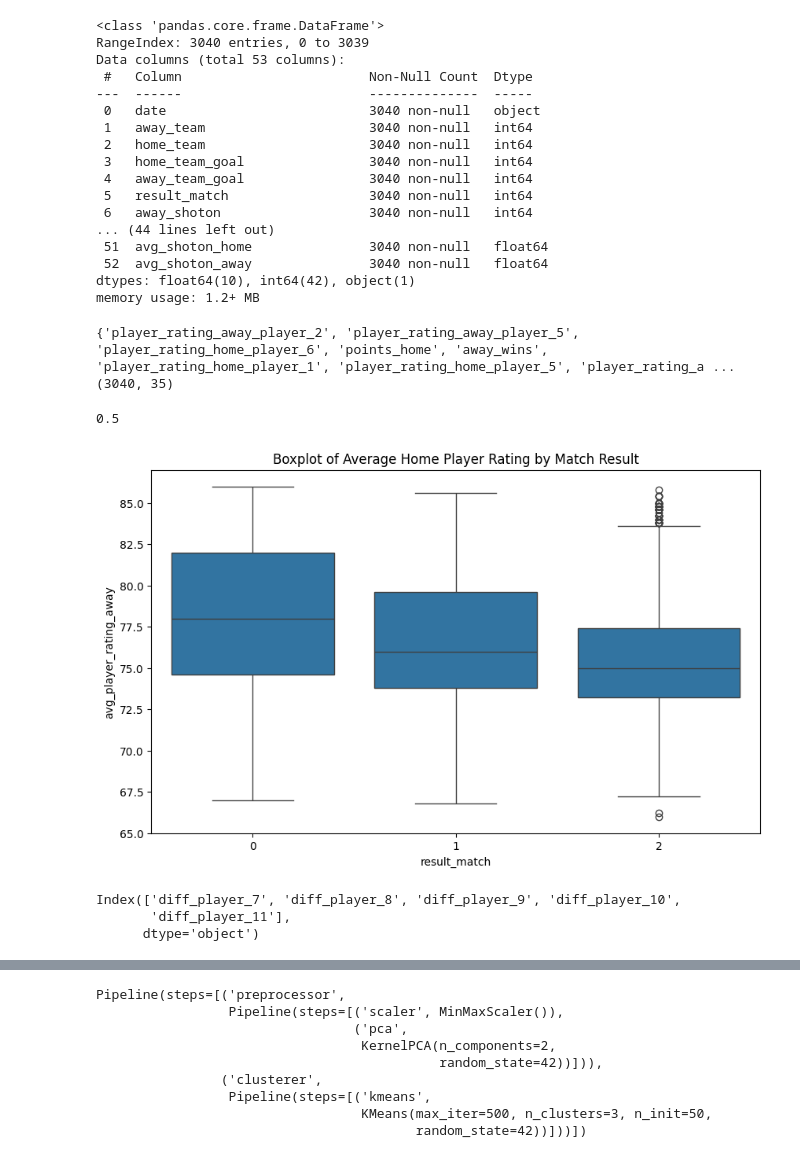
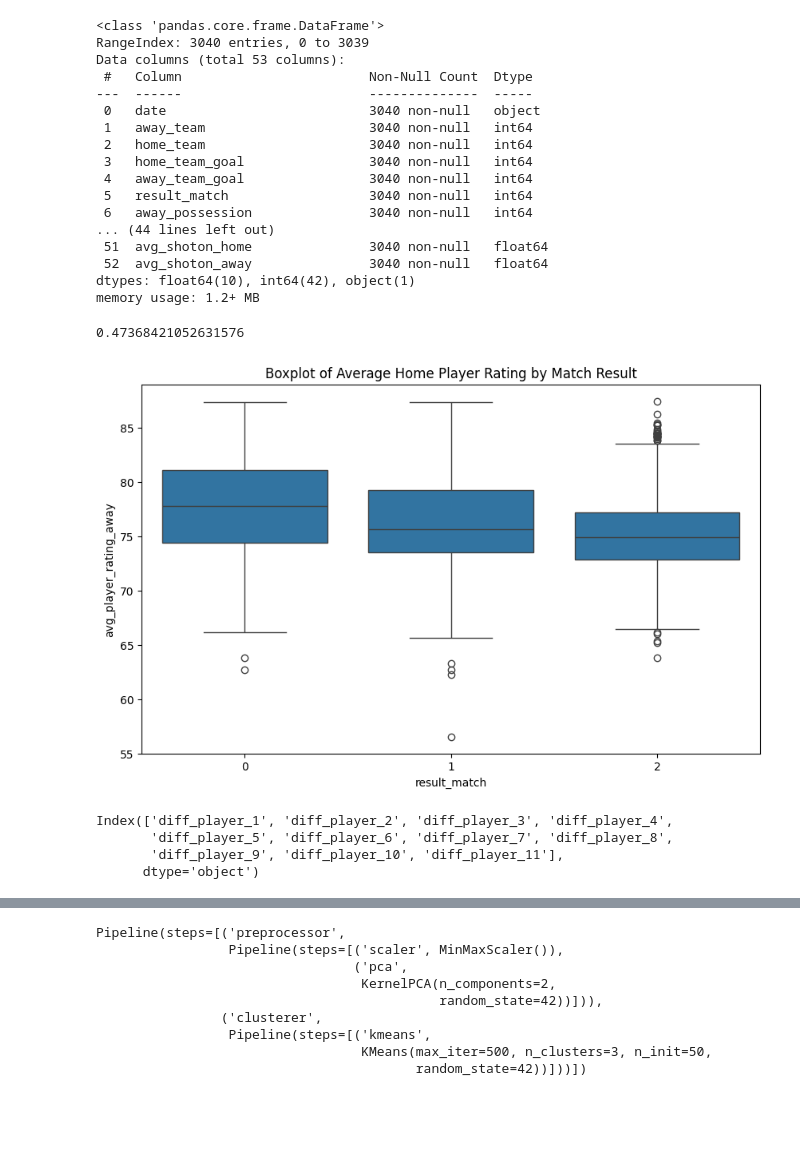
Before and after one commit to kamil0920/aws_football, a Jupyter notebook: pipelines/feature_engnering.ipynb, the cells around one changed output, grey strips where cells are left out. Saved outputs shown, nothing was run; the diff lists cells and outputs as text; code cells hidden in the pictures; blank space fills up the shorter version.

```diff
--- a/pipelines/feature_engnering.ipynb
+++ b/pipelines/feature_engnering.ipynb
@@ -18,7 +18,7 @@ warnings.filterwarnings('ignore')
 # Re-load the dataset
 df_new = pd.read_csv('../data/transform/transformed_data.csv')
 # %%
-cr = ['Unnamed: 0', 'match_api_id', 'season', 'stage', 'Unnamed: 0']
+cr = ['match_api_id', 'season', 'stage']
 df_numerical = df_new.drop(cr, axis=1)
 df_numerical.to_csv('../data/transform/df_numerical.csv')
 df_numerical.info()
@@ -34,7 +34,7 @@ Data columns (total 53 columns):
  3   home_team_goal                3040 non-null   int64
  4   away_team_goal                3040 non-null   int64
  5   result_match                  3040 non-null   int64
- 6   away_shoton                   3040 non-null   int64
+ 6   away_possession               3040 non-null   int64
 ... (44 lines left out)
  51  avg_shoton_home               3040 non-null   float64
  52  avg_shoton_away               3040 non-null   float64
@@ -72,14 +72,11 @@ def remove_highly_correlated_features(df, threshold=0.9, cols_to_remove=['date',
 
     return df_
 
-data_reduced = remove_highly_correlated_features(df_numerical)
+# data_reduced = remove_highly_correlated_features(df_numerical)
-# %% [output]
-{'player_rating_away_player_2', 'player_rating_away_player_5', 'player_rating_home_player_6', 'points_home', 'away_wins', 'player_rating_home_player_1', 'player_rating_home_player_5', 'player_rating_a ...
-(3040, 35)
 # %%
 # Splitting the original dataset
-X = data_reduced.drop(['result_match', 'date', 'away_team', 'away_team_goal', 'home_team','home_team_goal', 'away_possession', 'home_shoton', 'home_possession', 'away_shoton', ], axis=1)
-y = data_reduced['result_match']
+X = df_numerical.drop(['result_match', 'date', 'away_team', 'away_team_goal', 'home_team','home_team_goal', 'away_possession', 'home_shoton', 'home_possession', 'away_shoton', ], axis=1)
+y = df_numerical['result_match']
 X_train_full, X_test_full, y_train, y_test = train_test_split(X, y, test_size=0.2, random_state=42)
 
 # Initialize the XGBClassifier
@@ -94,11 +91,11 @@ accuracy_full = accuracy_score(y_test, y_pred_full)
 
 accuracy_full
 # %% [output]
-0.5
+0.47368421052631576
 # %%
 # Feature engineering: Aggregated player ratings for home and away teams
-player_rating_columns_home = [col for col in df_new.columns if 'home_player' in col]
-player_rating_columns_away = [col for col in df_new.columns if 'away_player' in col]
+player_rating_columns_home = [col for col in X.columns if 'home_player' in col]
+player_rating_columns_away = [col for col in X.columns if 'away_player' in col]
 
-# data_cleaned['avg_player_rating_home'] = data_cleaned[player_rating_columns_home].mean(axis=1)
-# data_cleaned['avg_player_rating_away'] = data_cleaned[player_rating_columns_away].mean(axis=1)
+df_numerical['avg_player_rating_home'] = X[player_rating_columns_home].mean(axis=1)
+df_numerical['avg_player_rating_away'] = X[player_rating_columns_away].mean(axis=1)
@@ -111,16 +102,16 @@ data_reduced['avg_player_rating_away'] = data_reduced[['player_rating_away_playe
 # %%
 # Boxplot for 'avg_player_rating_home' vs 'result_match'
 plt.figure(figsize=(10, 6))
-sns.boxplot(x='result_match', y='avg_player_rating_away', data=data_reduced)
+sns.boxplot(x='result_match', y='avg_player_rating_away', data=df_numerical)
 plt.title('Boxplot of Average Home Player Rating by Match Result')
 plt.show()
 # %% [output]
-[figure, old version]
+[figure, new version]
 # %%
 # Clear negative correaltion between result_match and avg_palyer_rating_away
 # %%
 # List of player positions for which we have ratings
-player_positions = range(7, 12)
+player_positions = range(1, 12)
 
 # Calculate the difference from the average for each player
 for position in player_positions:
@@ -128,12 +119,13 @@ for position in player_positions:
     away_player_col = f'player_rating_away_player_{position}'
 
     # Create new features for home and away players
-    data_reduced[f'diff_player_{position}'] = data_reduced[home_player_col] - data_reduced[away_player_col]
+    df_numerical[f'diff_player_{position}'] = df_numerical[home_player_col] - df_numerical[away_player_col]
     # data_reduced.drop([home_player_col, away_player_col], axis=1, inplace=True)
 
 # Display the dataframe to confirm the new features
-data_reduced.filter(like='diff_player').columns
+df_numerical.filter(like='diff_player').columns
 # %% [output]
-Index(['diff_player_7', 'diff_player_8', 'diff_player_9', 'diff_player_10',
-       'diff_player_11'],
+Index(['diff_player_1', 'diff_player_2', 'diff_player_3', 'diff_player_4',
+       'diff_player_5', 'diff_player_6', 'diff_player_7', 'diff_player_8',
+       'diff_player_9', 'diff_player_10', 'diff_player_11'],
       dtype='object')
```
Also changed, not shown: parts of 25 cells of this notebook, 2 other files.
